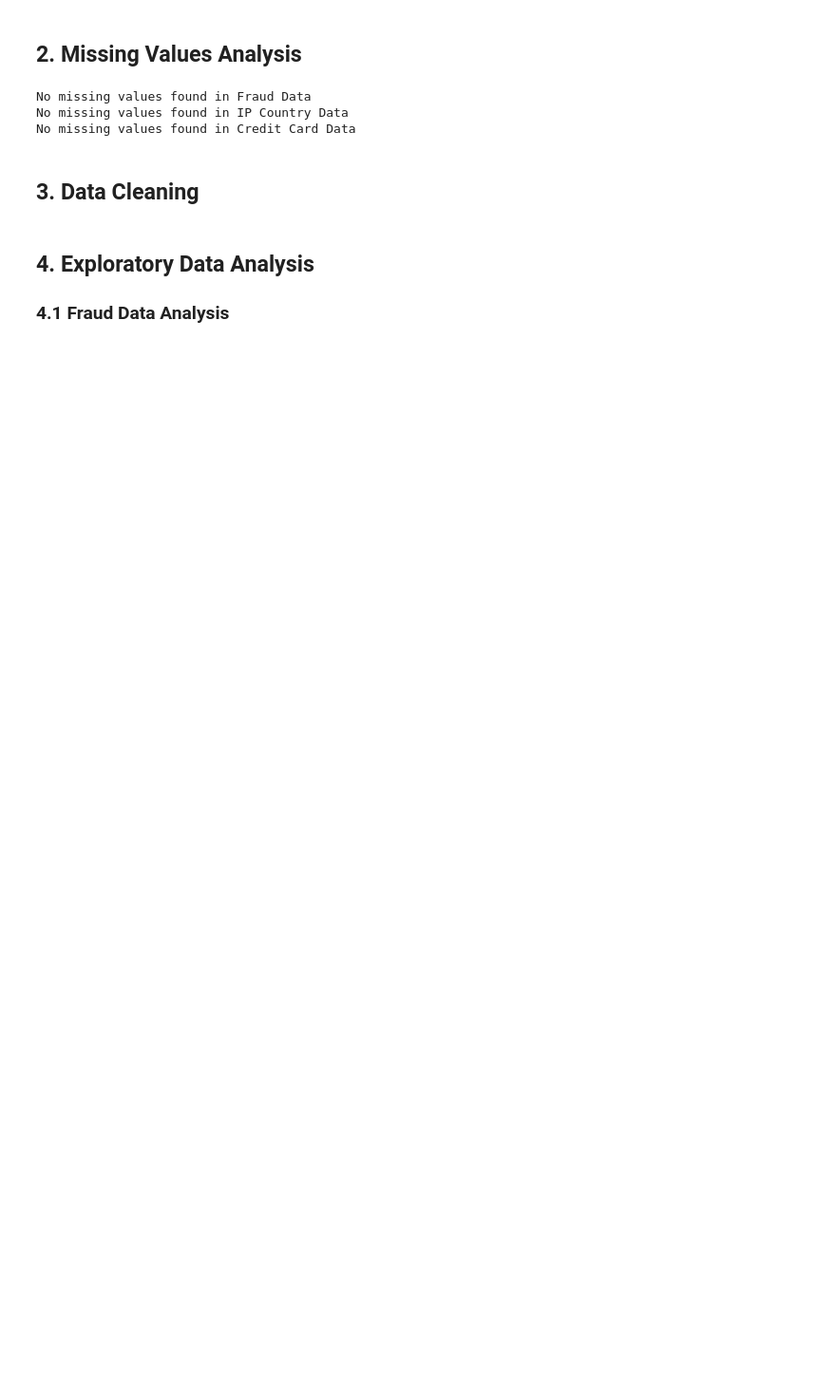
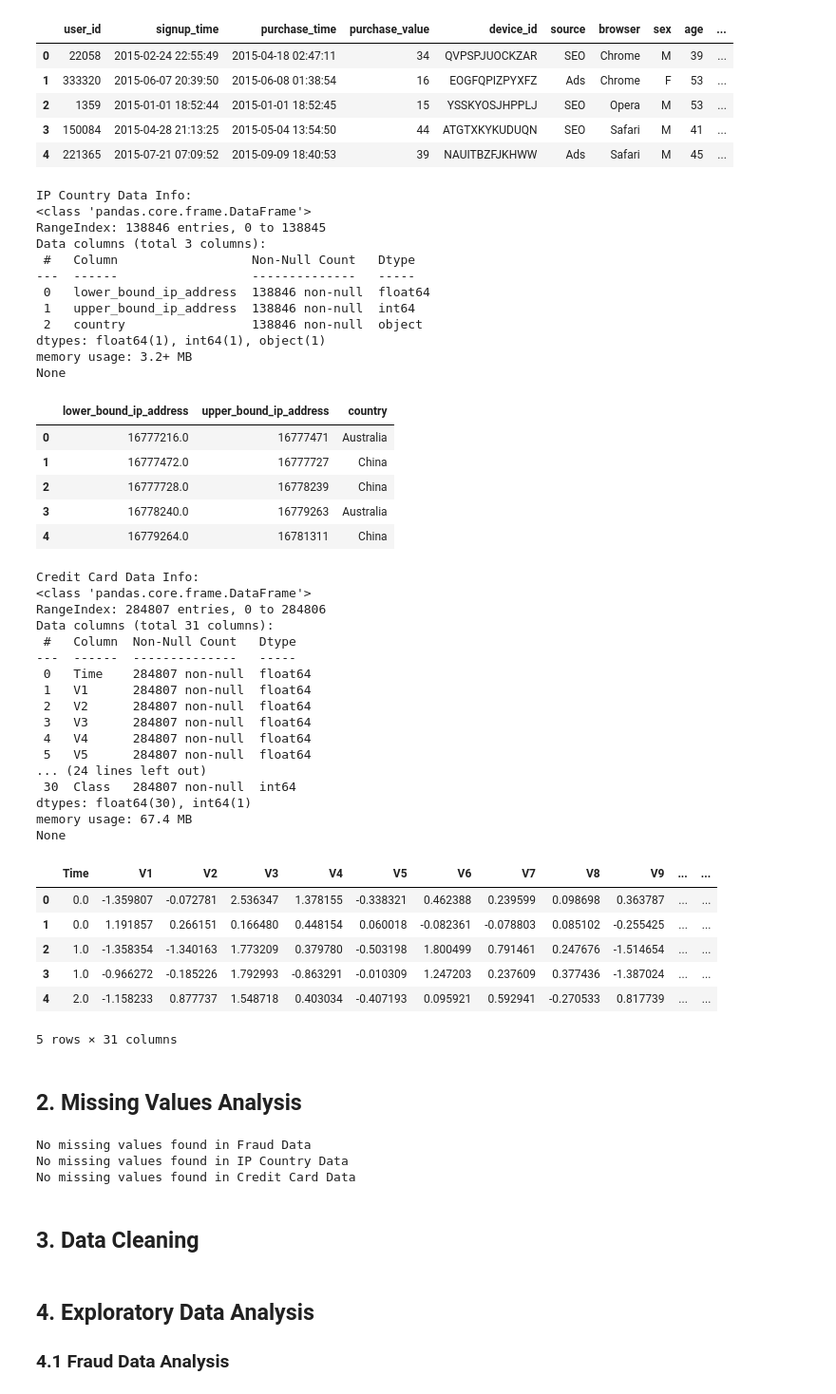
Before and after one commit to Selam46/FraudDetectionAI, a Jupyter notebook: notebooks/01_data_analysis_preprocessing.ipynb, the cells around one changed output. Shown at 95% size. Cells and saved outputs as stored; diff of their text form; code cells hidden in the pictures; blank space fills up the shorter version.

```diff
--- a/notebooks/01_data_analysis_preprocessing.ipynb
+++ b/notebooks/01_data_analysis_preprocessing.ipynb
@@ -22,12 +25,15 @@ fraud_data, ip_country_data, credit_card_data = load_datasets()
 # Display basic information about each dataset
 print("Fraud Data Info:")
 print(fraud_data.info())
+display(fraud_data.head())
 
 print("\nIP Country Data Info:")
 print(ip_country_data.info())
+display(ip_country_data.head())
 
 print("\nCredit Card Data Info:")
 print(credit_card_data.info())
+display(credit_card_data.head())
 # %% [output]
 Fraud Data Info:
 <class 'pandas.core.frame.DataFrame'>
@@ -48,4 +57,52 @@ memory usage: 67.4 MB
 None
+|  | user_id | signup_time | purchase_time | purchase_value | device_id | source | browser | sex | age | ... |
+| 0 | 22058 | 2015-02-24 22:55:49 | 2015-04-18 02:47:11 | 34 | QVPSPJUOCKZAR | SEO | Chrome | M | 39 | ... |
+| 1 | 333320 | 2015-06-07 20:39:50 | 2015-06-08 01:38:54 | 16 | EOGFQPIZPYXFZ | Ads | Chrome | F | 53 | ... |
+| 2 | 1359 | 2015-01-01 18:52:44 | 2015-01-01 18:52:45 | 15 | YSSKYOSJHPPLJ | SEO | Opera | M | 53 | ... |
+| 3 | 150084 | 2015-04-28 21:13:25 | 2015-05-04 13:54:50 | 44 | ATGTXKYKUDUQN | SEO | Safari | M | 41 | ... |
+| 4 | 221365 | 2015-07-21 07:09:52 | 2015-09-09 18:40:53 | 39 | NAUITBZFJKHWW | Ads | Safari | M | 45 | ... |
+IP Country Data Info:
+<class 'pandas.core.frame.DataFrame'>
+RangeIndex: 138846 entries, 0 to 138845
+Data columns (total 3 columns):
+ #   Column                  Non-Null Count   Dtype
+---  ------                  --------------   -----
+ 0   lower_bound_ip_address  138846 non-null  float64
+ 1   upper_bound_ip_address  138846 non-null  int64
+ 2   country                 138846 non-null  object
+dtypes: float64(1), int64(1), object(1)
+memory usage: 3.2+ MB
+None
+|  | lower_bound_ip_address | upper_bound_ip_address | country |
+| 0 | 16777216.0 | 16777471 | Australia |
+| 1 | 16777472.0 | 16777727 | China |
+| 2 | 16777728.0 | 16778239 | China |
+| 3 | 16778240.0 | 16779263 | Australia |
+| 4 | 16779264.0 | 16781311 | China |
+Credit Card Data Info:
+<class 'pandas.core.frame.DataFrame'>
+RangeIndex: 284807 entries, 0 to 284806
+Data columns (total 31 columns):
+ #   Column  Non-Null Count   Dtype
+---  ------  --------------   -----
+ 0   Time    284807 non-null  float64
+ 1   V1      284807 non-null  float64
+ 2   V2      284807 non-null  float64
+ 3   V3      284807 non-null  float64
+ 4   V4      284807 non-null  float64
+ 5   V5      284807 non-null  float64
+... (24 lines left out)
+ 30  Class   284807 non-null  int64
+dtypes: float64(30), int64(1)
+memory usage: 67.4 MB
+None
+|  | Time | V1 | V2 | V3 | V4 | V5 | V6 | V7 | V8 | V9 | ... | ... |
+| 0 | 0.0 | -1.359807 | -0.072781 | 2.536347 | 1.378155 | -0.338321 | 0.462388 | 0.239599 | 0.098698 | 0.363787 | ... | ... |
+| 1 | 0.0 | 1.191857 | 0.266151 | 0.166480 | 0.448154 | 0.060018 | -0.082361 | -0.078803 | 0.085102 | -0.255425 | ... | ... |
+| 2 | 1.0 | -1.358354 | -1.340163 | 1.773209 | 0.379780 | -0.503198 | 1.800499 | 0.791461 | 0.247676 | -1.514654 | ... | ... |
+| 3 | 1.0 | -0.966272 | -0.185226 | 1.792993 | -0.863291 | -0.010309 | 1.247203 | 0.237609 | 0.377436 | -1.387024 | ... | ... |
+| 4 | 2.0 | -1.158233 | 0.877737 | 1.548718 | 0.403034 | -0.407193 | 0.095921 | 0.592941 | -0.270533 | 0.817739 | ... | ... |
+5 rows × 31 columns
 # %% [markdown]
 ## 2. Missing Values Analysis
 # %%
```
Also changed, not shown: parts of 8 cells of this notebook, 3 other files.
